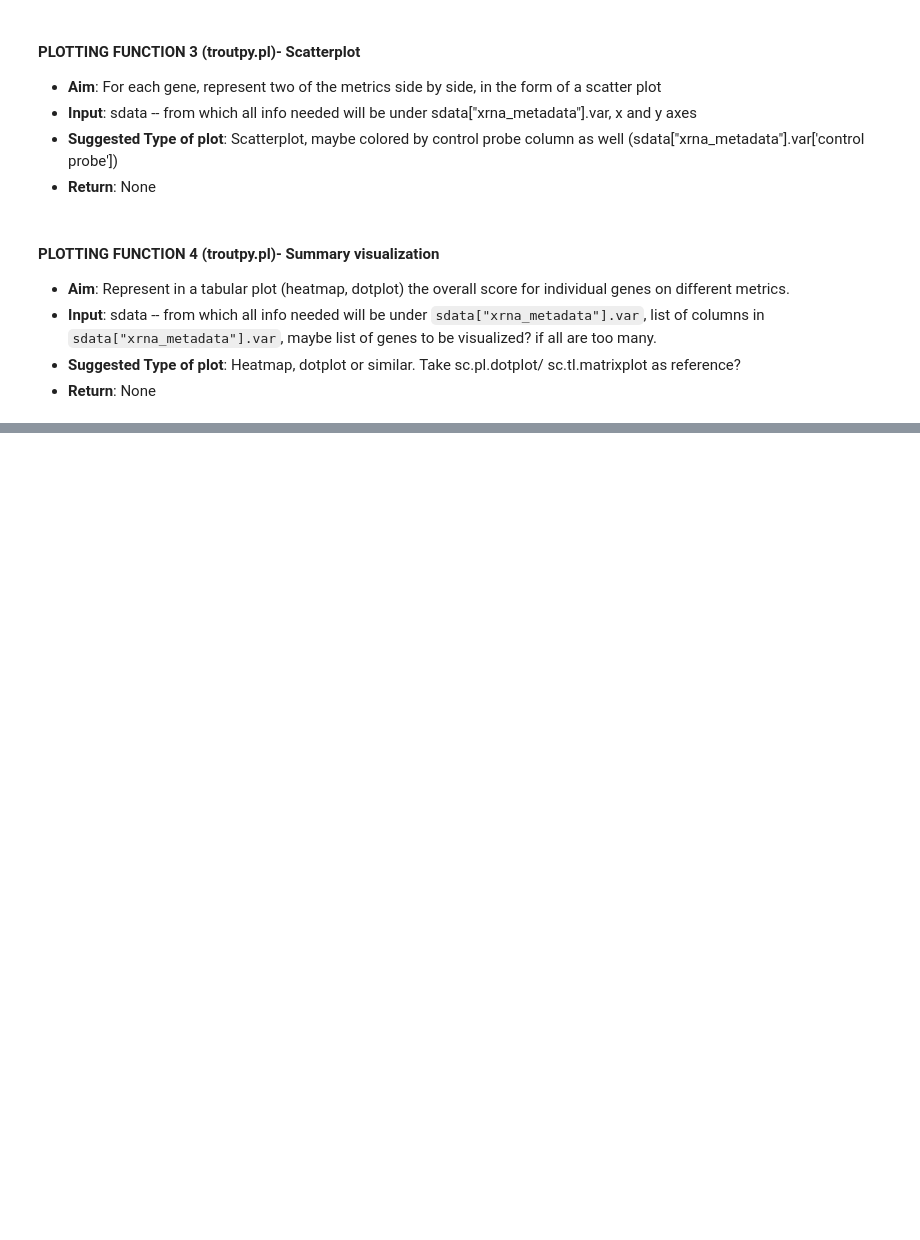
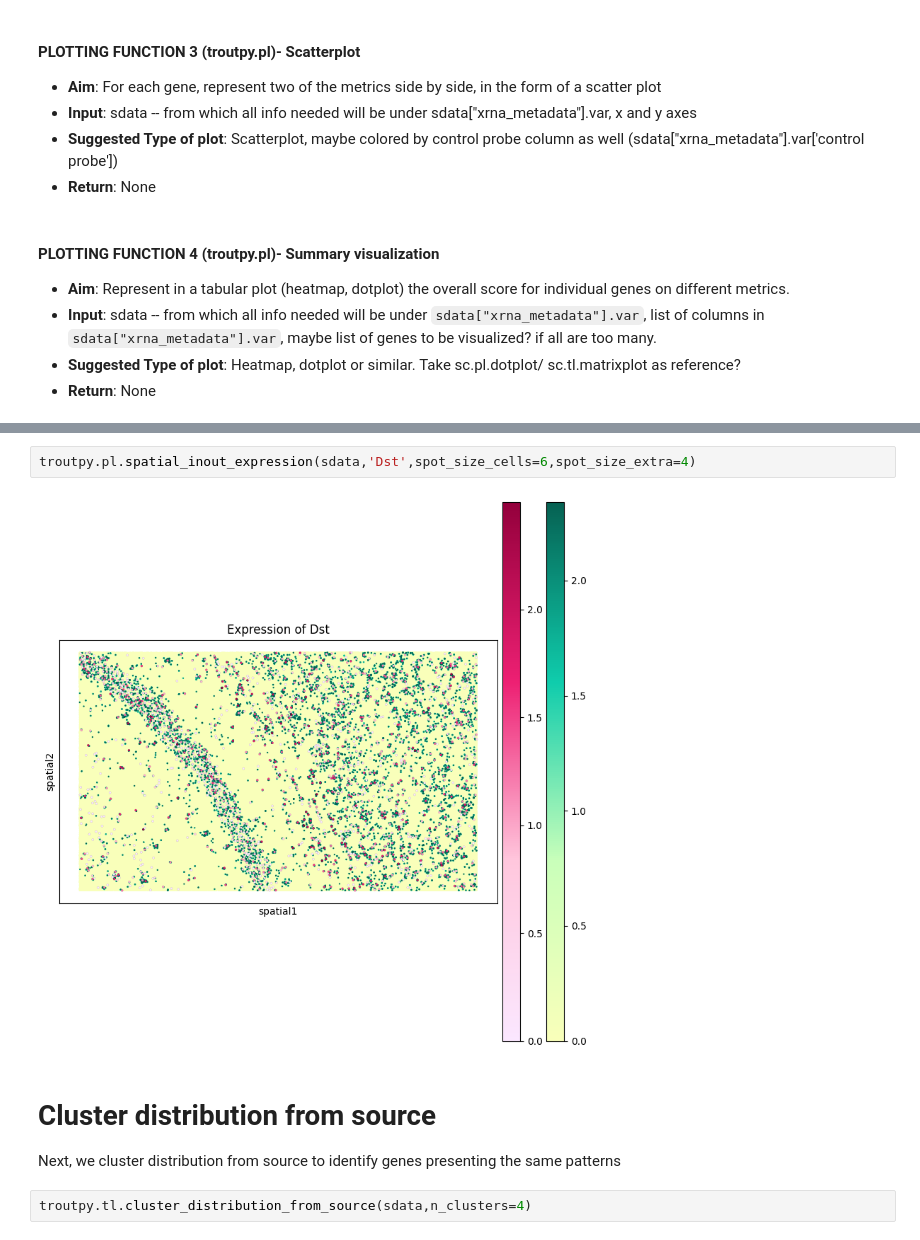
Before and after one commit to theislab/troutpy, a Jupyter notebook: notebooks/spatialdata_tutorials/4_quantify_exRNA.ipynb, the cells around one changed output, grey strips where cells are left out. Cells and saved outputs as stored; diff of their text form; blank space fills up the shorter version.

```diff
--- a/notebooks/spatialdata_tutorials/4_quantify_exRNA.ipynb
+++ b/notebooks/spatialdata_tutorials/4_quantify_exRNA.ipynb
@@ -139,0 +127,9 @@ exrna_metrics_filt = exrna_metrics.loc[:, ["logfoldratio_over_noise", "logfoldra
+# %%
+troutpy.pl.spatial_inout_expression(sdata,'Dst',spot_size_cells=6,spot_size_extra=4)
+# %% [output]
+[figure, added]
+# %% [markdown]
+# Cluster distribution from source
+Next, we cluster distribution from source to identify genes presenting the same patterns
+# %%
+troutpy.tl.cluster_distribution_from_source(sdata,n_clusters=4)
```
Also changed, not shown: parts of 19 cells of this notebook, 10 other files.
